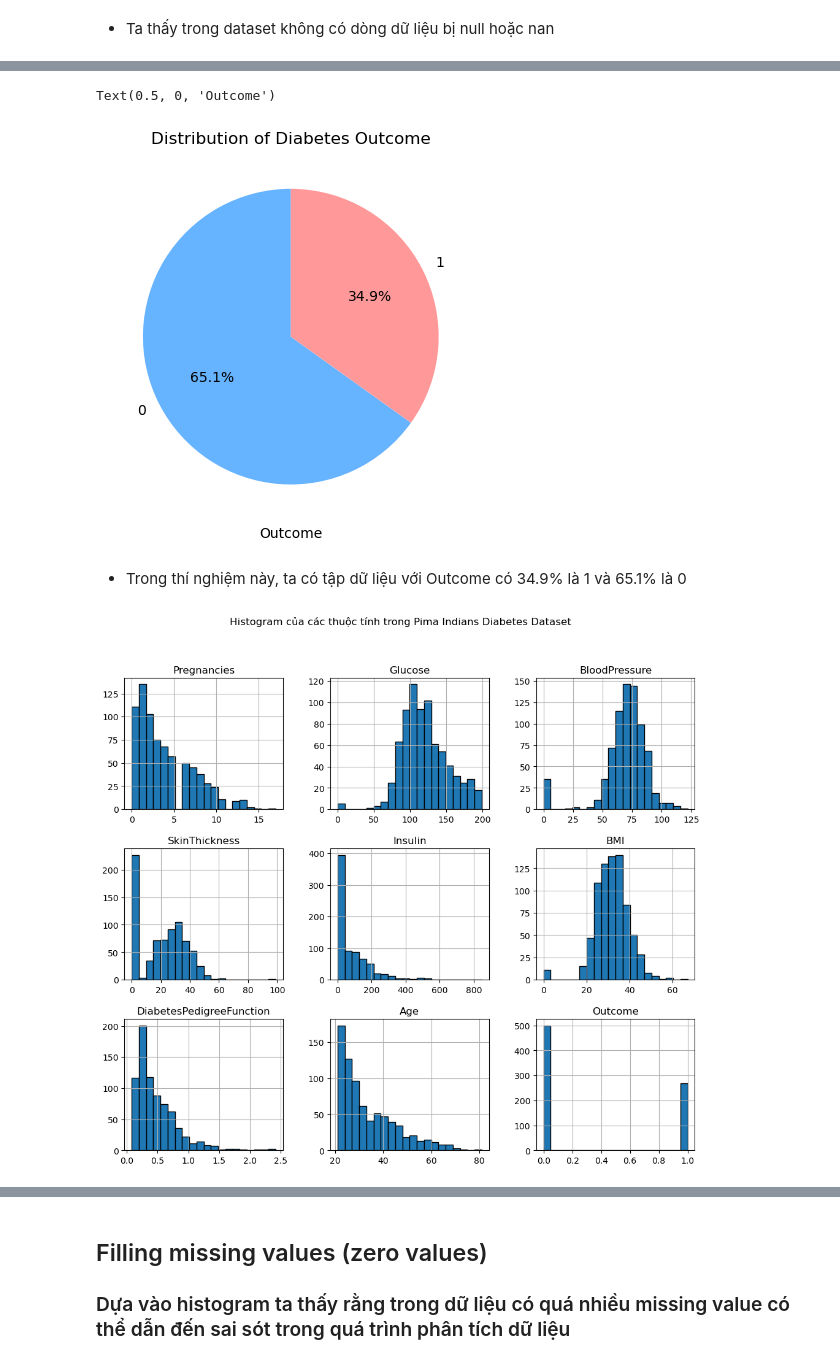
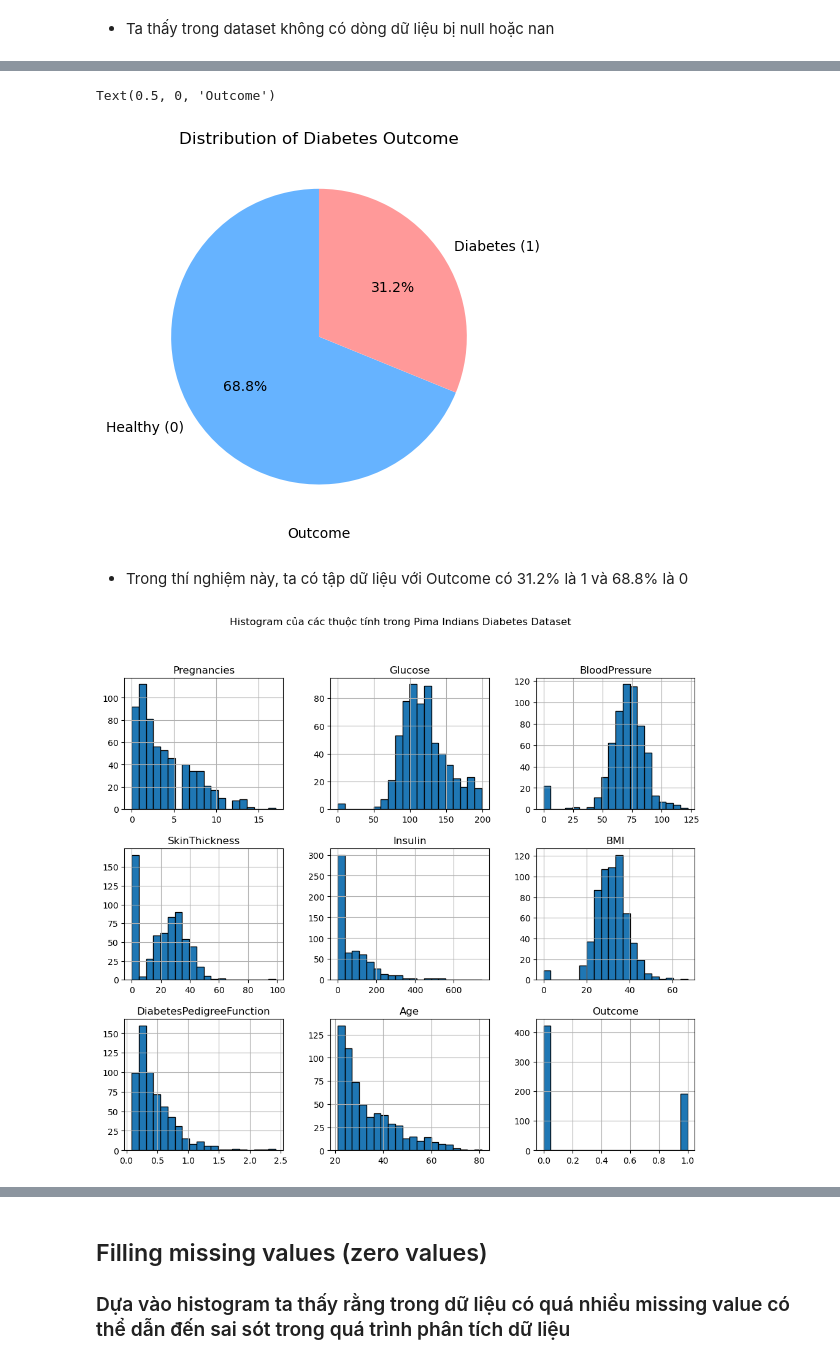
Before and after one commit to MinhNguyen-leo/SGU25_ML_GroupProject, a Jupyter notebook: Pima_indians_diabetes/Pima_indians_diabetes.ipynb, the cells around one changed output, grey strips where cells are left out. Cells and saved outputs as stored; diff of their text form; code cells hidden in the pictures.

```diff
--- a/Pima_indians_diabetes/Pima_indians_diabetes.ipynb
+++ b/Pima_indians_diabetes/Pima_indians_diabetes.ipynb
@@ -10,7 +21,8 @@ import seaborn as sns
 # %% [markdown]
 ### Import dữ liệu
 # %%
-df = pd.read_csv('./data/diabetes.csv')
-df.head()
+df_train = pd.read_csv('./data/train.csv')
+df_test = pd.read_csv('./data/test.csv')
+df_train.head()
 # %% [output]
 |  | Pregnancies | Glucose | BloodPressure | SkinThickness | Insulin | BMI | DiabetesPedigreeFunction | Age | ... |
@@ -57,19 +69,19 @@ df.describe()
 # %%
-outcome_counts = df['Outcome'].value_counts()
-plt.pie(outcome_counts, labels=outcome_counts.index, autopct='%1.1f%%', startangle=90, colors=['#66b3ff','#ff9999']);
+outcome_counts = df_train['Outcome'].value_counts()
+plt.pie(outcome_counts, labels=['Healthy (0)', 'Diabetes (1)'], autopct='%1.1f%%', startangle=90, colors=['#66b3ff','#ff9999']);
 plt.title('Distribution of Diabetes Outcome')
 plt.xlabel('Outcome')
 # %% [output]
 Text(0.5, 0, 'Outcome')
-[figure, old version]
+[figure, new version]
 # %% [markdown]
-* Trong thí nghiệm này, ta có tập dữ liệu với Outcome có 34.9% là 1 và 65.1% là 0
+* Trong thí nghiệm này, ta có tập dữ liệu với Outcome có 31.2% là 1 và 68.8% là 0
 # %%
-df.hist(figsize=(12, 10), bins=20, edgecolor='black')
+df_train.hist(figsize=(12, 10), bins=20, edgecolor='black')
 plt.suptitle("Histogram của các thuộc tính trong Pima Indians Diabetes Dataset")
 plt.show()
 # %% [output]
-[figure, old version]
+[figure, new version]
 # %% [markdown]
 ## Nhìn vào histogram ta có thể kết luận rằng:
 * Đa số phụ nữ tham gia thí nghiệm có số lần mang thai =< 5 lần, số ít >= 10 lần và có số cực ít (outlier) > 15
```
Also changed, not shown: parts of 21 cells of this notebook, 2 other files.
